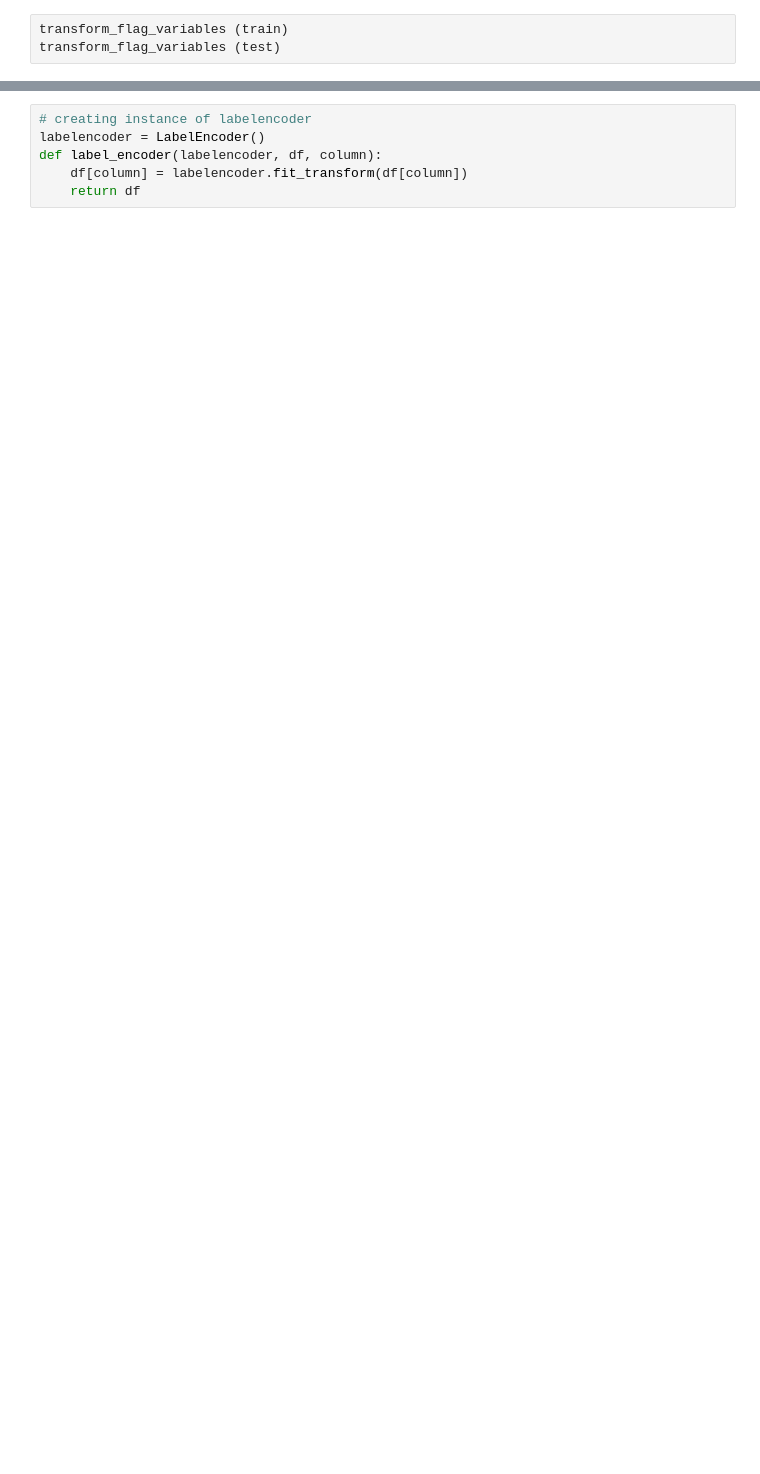
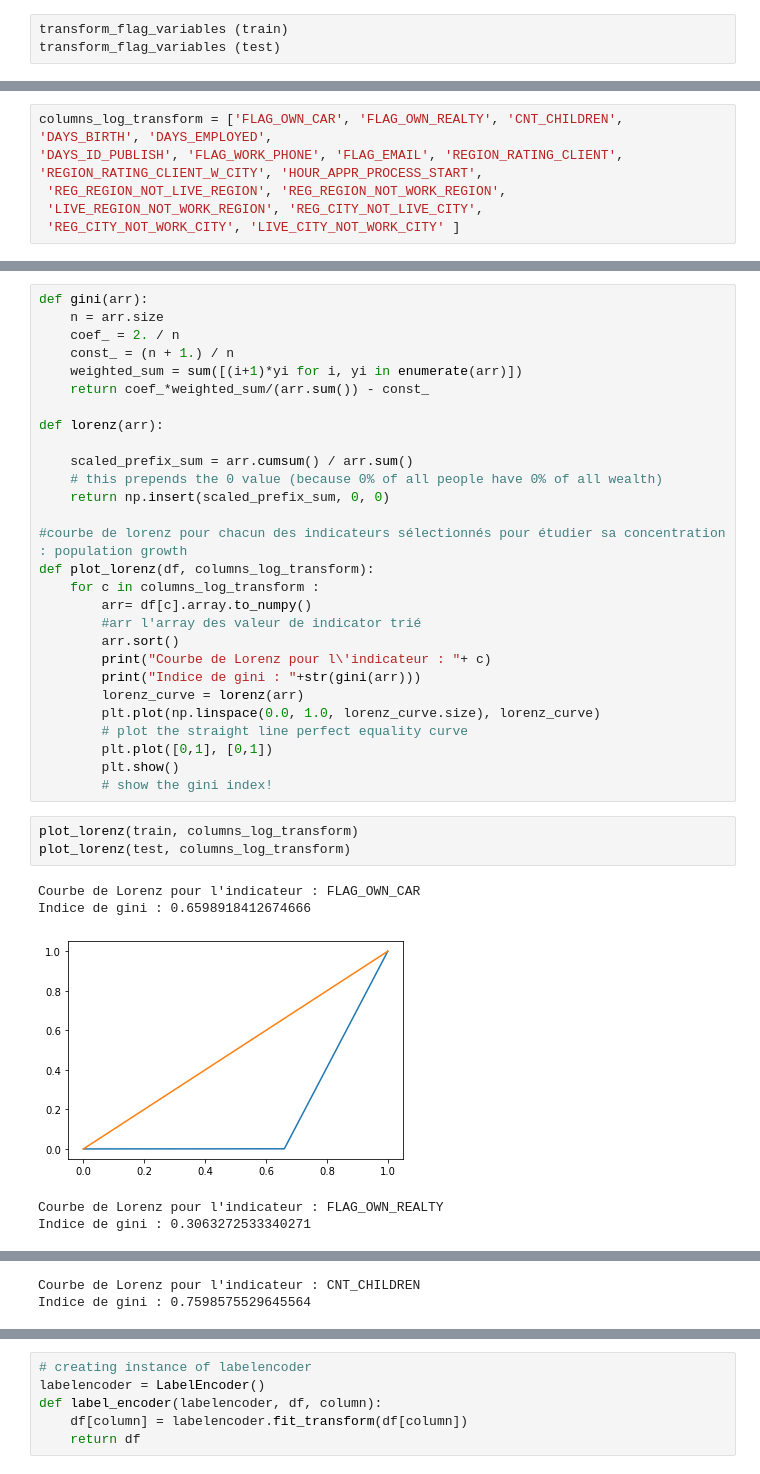
Before and after one commit to a-olfa/P7_OC, a Jupyter notebook: projet7_pretraitement_modelisation.ipynb, the cells around one changed output, grey strips where cells are left out. Cells and saved outputs as stored; diff of their text form; blank space fills up the shorter version.

```diff
--- a/projet7_pretraitement_modelisation.ipynb
+++ b/projet7_pretraitement_modelisation.ipynb
@@ -838,0 +779,7 @@ test_ = KNN_imputer_n(test[numerical], 5 , numerical)
+# %%
+columns_log_transform = ['FLAG_OWN_CAR', 'FLAG_OWN_REALTY', 'CNT_CHILDREN', 'DAYS_BIRTH', 'DAYS_EMPLOYED',
+'DAYS_ID_PUBLISH', 'FLAG_WORK_PHONE', 'FLAG_EMAIL', 'REGION_RATING_CLIENT',
+'REGION_RATING_CLIENT_W_CITY', 'HOUR_APPR_PROCESS_START',
+ 'REG_REGION_NOT_LIVE_REGION', 'REG_REGION_NOT_WORK_REGION',
+ 'LIVE_REGION_NOT_WORK_REGION', 'REG_CITY_NOT_LIVE_CITY',
+ 'REG_CITY_NOT_WORK_CITY', 'LIVE_CITY_NOT_WORK_CITY' ]
@@ -838,0 +799,37 @@ test_ = KNN_imputer_n(test[numerical], 5 , numerical)
+# %%
+def gini(arr):
+    n = arr.size
+    coef_ = 2. / n
+    const_ = (n + 1.) / n
+    weighted_sum = sum([(i+1)*yi for i, yi in enumerate(arr)])
+    return coef_*weighted_sum/(arr.sum()) - const_
+
+def lorenz(arr):
+
+    scaled_prefix_sum = arr.cumsum() / arr.sum()
+    # this prepends the 0 value (because 0% of all people have 0% of all wealth)
+    return np.insert(scaled_prefix_sum, 0, 0)
+
+#courbe de lorenz pour chacun des indicateurs sélectionnés pour étudier sa concentration : population growth
+def plot_lorenz(df, columns_log_transform):
+    for c in columns_log_transform :
+        arr= df[c].array.to_numpy()
+        #arr l'array des valeur de indicator trié
+        arr.sort()
+        print("Courbe de Lorenz pour l\'indicateur : "+ c)
+        print("Indice de gini : "+str(gini(arr)))
+        lorenz_curve = lorenz(arr)
+        plt.plot(np.linspace(0.0, 1.0, lorenz_curve.size), lorenz_curve)
+        # plot the straight line perfect equality curve
+        plt.plot([0,1], [0,1])
+        plt.show()
+        # show the gini index!
+# %%
+plot_lorenz(train, columns_log_transform)
+plot_lorenz(test, columns_log_transform)
+# %% [output]
+Courbe de Lorenz pour l'indicateur : FLAG_OWN_CAR
+Indice de gini : 0.6598918412674666
+[figure, added]
+Courbe de Lorenz pour l'indicateur : FLAG_OWN_REALTY
+Indice de gini : 0.3063272533340271
@@ -838,0 +837,2 @@ test_ = KNN_imputer_n(test[numerical], 5 , numerical)
+Courbe de Lorenz pour l'indicateur : CNT_CHILDREN
+Indice de gini : 0.7598575529645564
```
Also changed, not shown: parts of 102 cells of this notebook, 3 other files.
